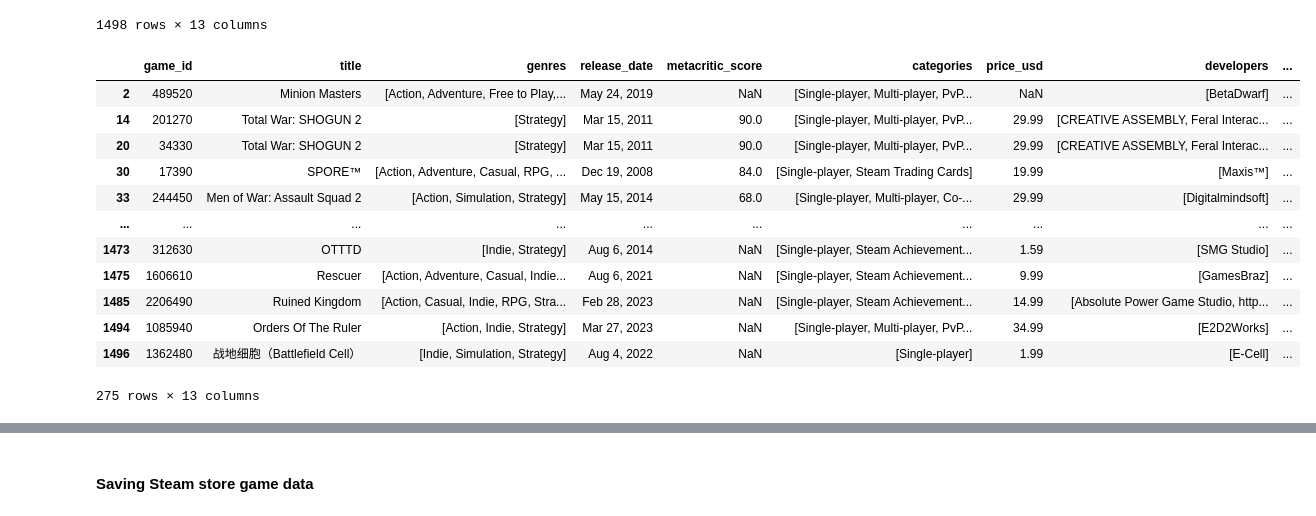
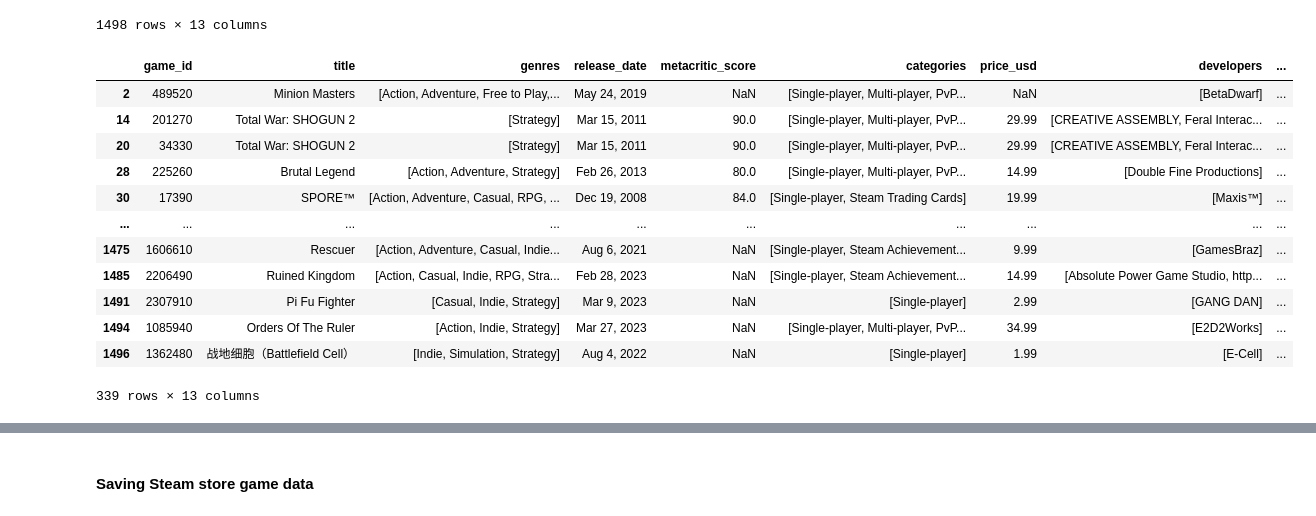
Before and after one commit to kulturkamp/VG-data-collection, a Jupyter notebook: VG-data-collection.ipynb, the cells around one changed output, grey strips where cells are left out. Cells and saved outputs as stored; diff of their text form; code cells hidden in the pictures.

```diff
--- a/VG-data-collection.ipynb
+++ b/VG-data-collection.ipynb
@@ -512,9 +512,7 @@ array(['Free to Play', 'MOBA', 'Multiplayer', 'Strategy', 'e-sports',
        'Time Attack', 'Skiing', 'Snowboarding', 'Cozy',
        'Dungeons & Dragons', 'Party Game'], dtype=object)
 # %%
-steam_target_tags = ['Stylized', 'Historical', 'Atmospheric', 'Adventure', 'Indie',
-                     'Realistic', 'Gothic', 'Cartoon', 'Anime', 'Minimalist', 'Design&Illustration',
-                     'Animation&Modeling']
+steam_target_tags = ['Stylized', 'Realistic', 'Gothic', 'Cartoon', 'Anime', 'Minimalist']
 # %%
 df_steam_full['categories'].explode('categories').unique()
 # %% [output]
@@ -553,22 +551,22 @@ df_steam_full
 | 1497 | 1672420 | Wing Chun PSBL | [Action, Indie, Sports] | Aug 24, 2021 | NaN | [Single-player, Full controller s... | 4.99 | [KotarosDevgame] | ... |
 1498 rows × 13 columns
 # %%
-df_steam_target = df_steam_full[df_steam_full['tags'].apply(lambda x: any(val in x for val in target_tags))]
+df_steam_target = df_steam_full[df_steam_full['tags'].apply(lambda x: any(val in x for val in steam_target_tags))]
 df_steam_target
 # %% [output]
 |  | game_id | title | genres | release_date | metacritic_score | categories | price_usd | developers | ... |
 | 2 | 489520 | Minion Masters | [Action, Adventure, Free to Play,... | May 24, 2019 | NaN | [Single-player, Multi-player, PvP... | NaN | [BetaDwarf] | ... |
 | 14 | 201270 | Total War: SHOGUN 2 | [Strategy] | Mar 15, 2011 | 90.0 | [Single-player, Multi-player, PvP... | 29.99 | [CREATIVE ASSEMBLY, Feral Interac... | ... |
 | 20 | 34330 | Total War: SHOGUN 2 | [Strategy] | Mar 15, 2011 | 90.0 | [Single-player, Multi-player, PvP... | 29.99 | [CREATIVE ASSEMBLY, Feral Interac... | ... |
+| 28 | 225260 | Brutal Legend | [Action, Adventure, Strategy] | Feb 26, 2013 | 80.0 | [Single-player, Multi-player, PvP... | 14.99 | [Double Fine Productions] | ... |
 | 30 | 17390 | SPORE™ | [Action, Adventure, Casual, RPG, ... | Dec 19, 2008 | 84.0 | [Single-player, Steam Trading Cards] | 19.99 | [Maxis™] | ... |
-| 33 | 244450 | Men of War: Assault Squad 2 | [Action, Simulation, Strategy] | May 15, 2014 | 68.0 | [Single-player, Multi-player, Co-... | 29.99 | [Digitalmindsoft] | ... |
 | ... | ... | ... | ... | ... | ... | ... | ... | ... | ... |
-| 1473 | 312630 | OTTTD | [Indie, Strategy] | Aug 6, 2014 | NaN | [Single-player, Steam Achievement... | 1.59 | [SMG Studio] | ... |
 | 1475 | 1606610 | Rescuer | [Action, Adventure, Casual, Indie... | Aug 6, 2021 | NaN | [Single-player, Steam Achievement... | 9.99 | [GamesBraz] | ... |
 | 1485 | 2206490 | Ruined Kingdom | [Action, Casual, Indie, RPG, Stra... | Feb 28, 2023 | NaN | [Single-player, Steam Achievement... | 14.99 | [Absolute Power Game Studio, http... | ... |
+| 1491 | 2307910 | Pi Fu Fighter | [Casual, Indie, Strategy] | Mar 9, 2023 | NaN | [Single-player] | 2.99 | [GANG DAN] | ... |
 | 1494 | 1085940 | Orders Of The Ruler | [Action, Indie, Strategy] | Mar 27, 2023 | NaN | [Single-player, Multi-player, PvP... | 34.99 | [E2D2Works] | ... |
 | 1496 | 1362480 | 战地细胞（Battlefield Cell） | [Indie, Simulation, Strategy] | Aug 4, 2022 | NaN | [Single-player] | 1.99 | [E-Cell] | ... |
-275 rows × 13 columns
+339 rows × 13 columns
 # %%
 df_steam_target.sort_values(by='owners_min', ascending=False).head(20)
 # %% [output]
```
Also changed, not shown: parts of 10 cells of this notebook.
